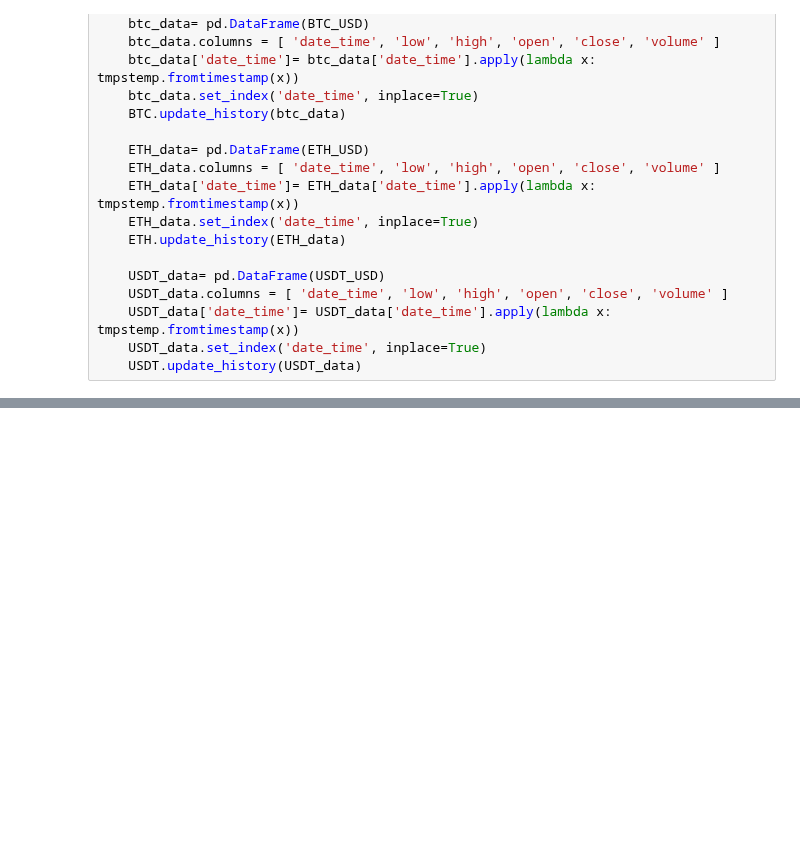
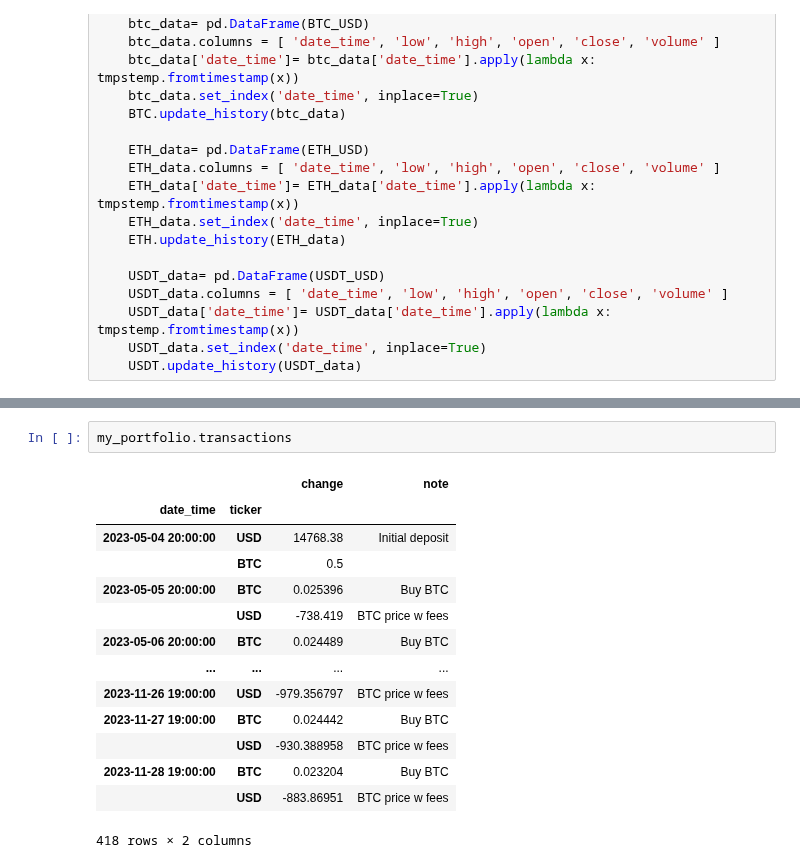
Before and after one commit to ArtemChemist/crypto, a Jupyter notebook: test clases.ipynb, the cells around one changed output, grey strips where cells are left out. Drawn from its saved outputs; the diff is of its cells as text; blank space fills up the shorter version.

```diff
--- a/test clases.ipynb
+++ b/test clases.ipynb
@@ -317,0 +348,17 @@ df_to_plot.head()
+# %%
+my_portfolio.transactions
+# %% [output]
+|  |  | change | note |
+| date_time | ticker |  |  |
+| 2023-05-04 20:00:00 | USD | 14768.38 | Initial deposit |
+|  | BTC | 0.5 |  |
+| 2023-05-05 20:00:00 | BTC | 0.025396 | Buy BTC |
+|  | USD | -738.419 | BTC price w fees |
+| 2023-05-06 20:00:00 | BTC | 0.024489 | Buy BTC |
+| ... | ... | ... | ... |
+| 2023-11-26 19:00:00 | USD | -979.356797 | BTC price w fees |
+| 2023-11-27 19:00:00 | BTC | 0.024442 | Buy BTC |
+|  | USD | -930.388958 | BTC price w fees |
+| 2023-11-28 19:00:00 | BTC | 0.023204 | Buy BTC |
+|  | USD | -883.86951 | BTC price w fees |
+418 rows × 2 columns
```
Also changed, not shown: parts of 12 cells of this notebook, 1 other file.
